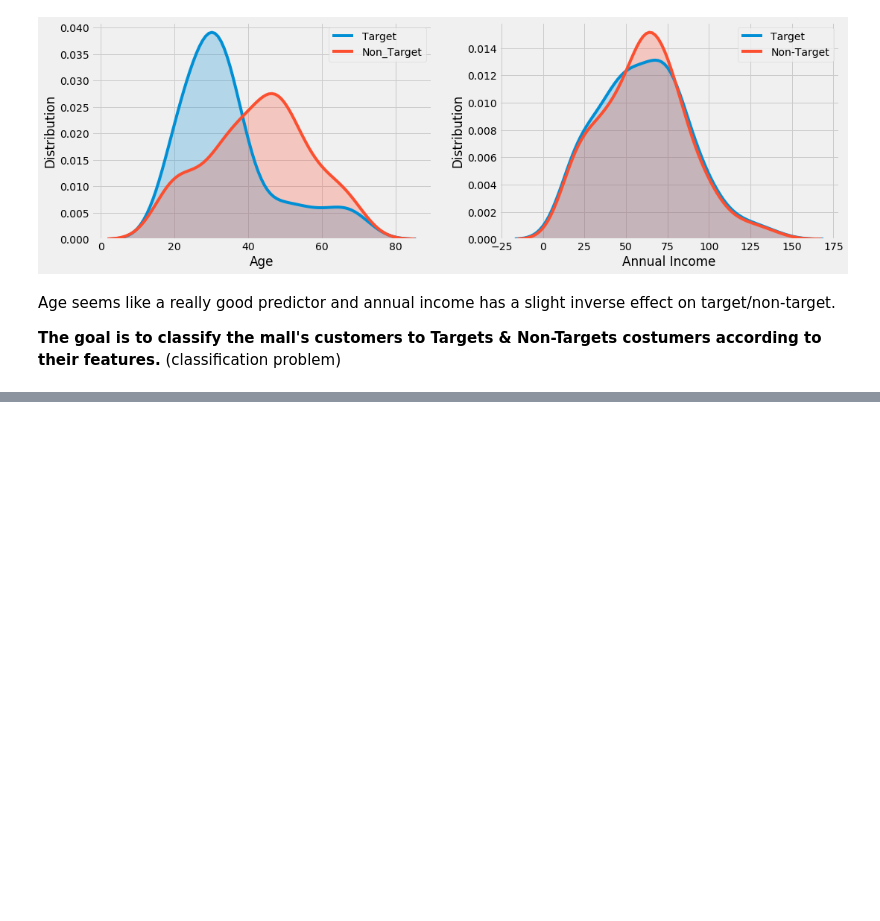
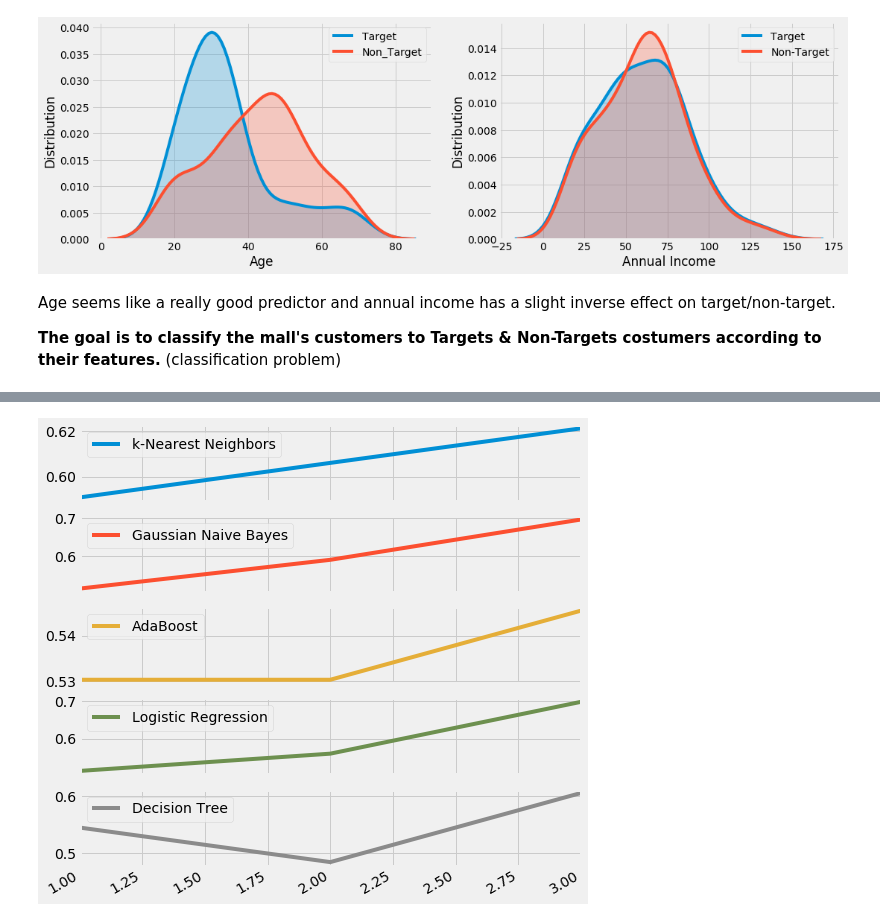
Before and after one commit to NoaAizer/ML_projects, a Jupyter notebook: Mall_Customers.ipynb, the cells around one changed output, grey strips where cells are left out. Cells and saved outputs as stored; diff of their text form; code cells hidden in the pictures; blank space fills up the shorter version.

```diff
--- a/Mall_Customers.ipynb
+++ b/Mall_Customers.ipynb
@@ -185,0 +489,7 @@ Age seems like a really good predictor and annual income has a slight inverse ef
+# %%
+dt = DecisionTreeClassifier(random_state=42,max_depth= 3,min_samples_split= 10)
+dt.fit(X,y)
+y_pred=dt.predict(X_test)
+print(y_pred)
+print("Testing Score: ",dt.score(X_test,y_test))
+print("Training Score: ",dt.score(X_train, y_train))
@@ -185,0 +568,25 @@ Age seems like a really good predictor and annual income has a slight inverse ef
+# %%
+models = ["k-Nearest Neighbors","Gaussian Naive Bayes","AdaBoost","Logistic Regression","Decision Tree"]
+algorithms = [knn, gnb, adab, logreg, dt]
+estimotors = {  "k-Nearest Neighbors" : knn,
+                "Gaussian Naive Bayes" : gnb,
+               "AdaBoost" : adab,
+               "Logistic Regression" : logreg,
+                 "Decision Tree" : dt
+              }
+# %%
+all_components = pd.DataFrame(index=models)
+for n in np.arange(1,4,1):
+    score=[]
+    sys.stdout.write(str(n)+', ')
+    pca = PCA(n_components=n,random_state=42)
+    pca_train = pca.fit_transform(X_train)
+    pca_test = pca.transform(X_test)
+    for model in algorithms:
+        model.fit(pca_train,y_train)
+        pred_test = model.predict(pca_test)
+        score.append(metrics.accuracy_score(pred_test, y_test))
+    score = pd.DataFrame(score, index=models)
+    score.columns=[n]
+    all_components = pd.concat([all_components,score],axis=1, join='inner')
+all_components
@@ -185,0 +601,5 @@ Age seems like a really good predictor and annual income has a slight inverse ef
+# %%
+ all_components.transpose().plot(subplots=True, figsize=(8, 9))
+plt.show()
+# %% [output]
+[figure, added]
```
Also changed, not shown: parts of 66 cells of this notebook.
